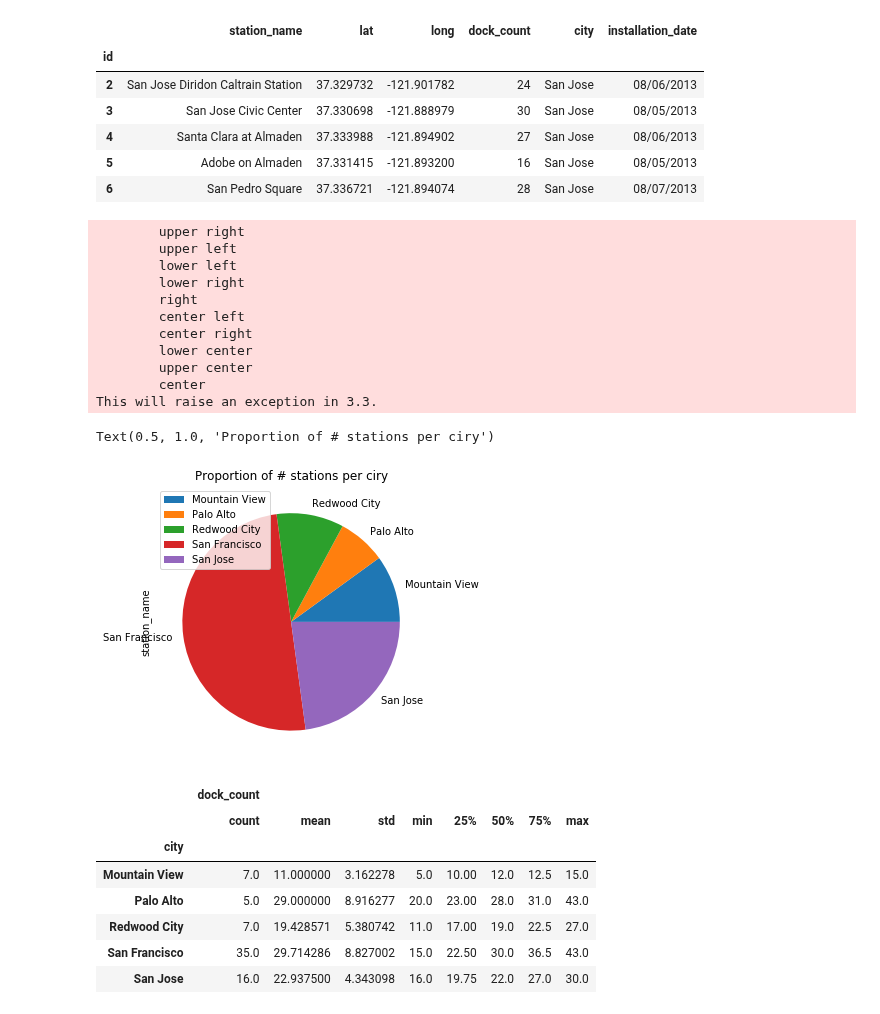
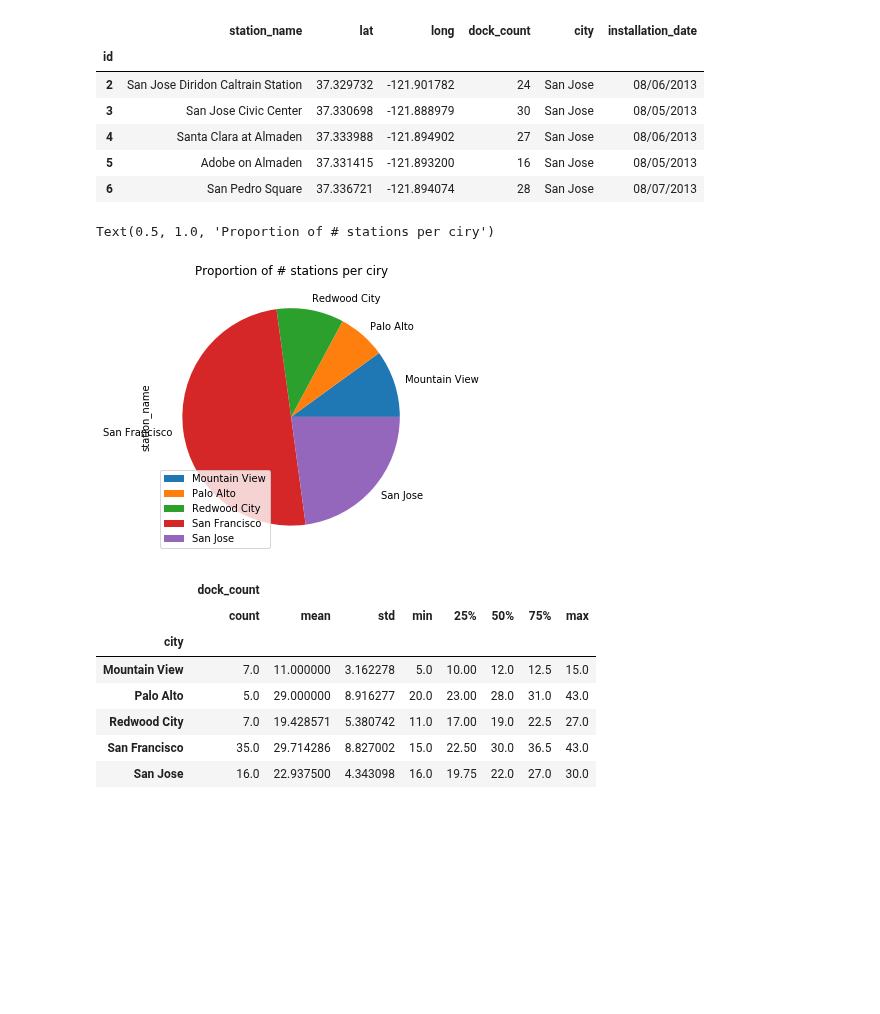
Before and after one commit to orbenishay/pandas-project, a Jupyter notebook: Bicycle_10.ipynb, the cells around one changed output. Cells and saved outputs as stored; diff of their text form; code cells hidden in the pictures; blank space fills up the shorter version.

```diff
--- a/Bicycle_10.ipynb
+++ b/Bicycle_10.ipynb
@@ -41,22 +41,11 @@ df_station.head()
 | 6 | San Pedro Square | 37.336721 | -121.894074 | 28 | San Jose | 08/07/2013 |
 # %%
 df_station.groupby('city')['station_name'].count().plot.pie(figsize=(8, 5))
-plt.legend(('Mountain View', 'Palo Alto', 'Redwood City','San Francisco','San Jose'),loc='left')
+plt.legend(('Mountain View', 'Palo Alto', 'Redwood City','San Francisco','San Jose'),loc='lower left')
 plt.title('Proportion of # stations per ciry')
 # %% [output]
-        upper right
-        upper left
-        lower left
-        lower right
-        right
-        center left
-        center right
-        lower center
-        upper center
-        center
-This will raise an exception in 3.3.
+Text(0.5, 1.0, 'Proportion of # stations per ciry')
-Text(0.5, 1.0, 'Proportion of # stations per ciry')
-[figure, old version]
+[figure, new version]
 # %%
 df_station.boxplot(by='city', column= 'dock_count')
 df_station.drop(columns = ['lat', 'long']).groupby('city').describe()
```
